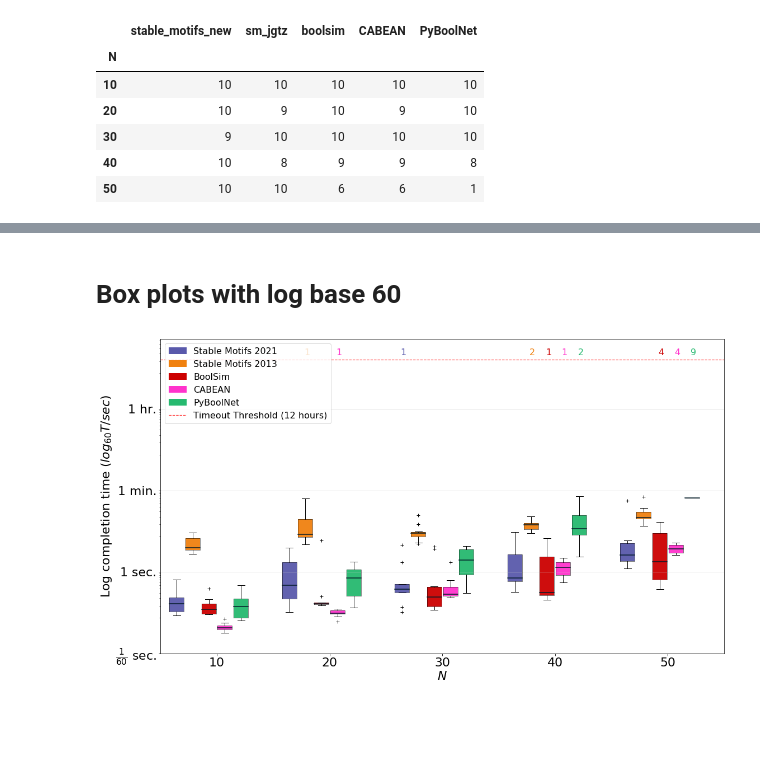
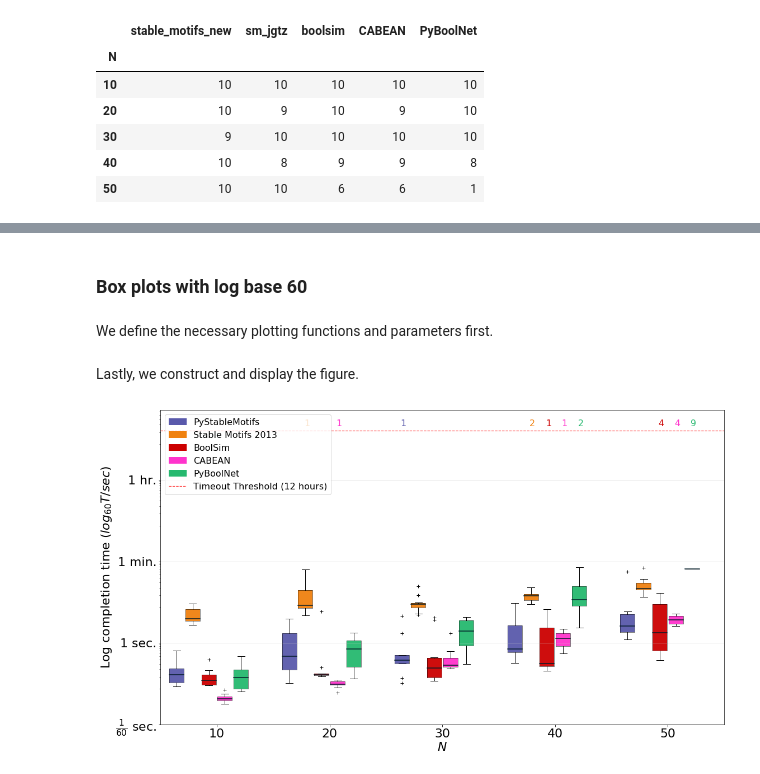
Before and after one commit to deriteidavid/pystablemotifs_benchmarks, a Jupyter notebook: Benchmark_RBN_statistics_plotter.ipynb, the cells around one changed output, grey strips where cells are left out. Drawn from its saved outputs; the diff is of its cells as text; code cells hidden in the pictures; blank space fills up the shorter version.

```diff
--- a/Benchmark_RBN_statistics_plotter.ipynb
+++ b/Benchmark_RBN_statistics_plotter.ipynb
@@ -16,7 +16,6 @@ or from the matplotlib source distribution
 # %%
-# prepare labels and colors
 methods=['stable_motifs_new','sm_jgtz', 'boolsim','CABEAN', 'PyBoolNet']
 colors=['#5959AB','#F0810F','#cc0000','#ff33cc','#26B96F']
-labels=['Stable Motifs 2021', 'Stable Motifs 2013','BoolSim', 'CABEAN', 'PyBoolNet']
+labels=['PyStableMotifs', 'Stable Motifs 2013','BoolSim', 'CABEAN', 'PyBoolNet']
 color_dict=dict(zip(methods,colors))
 label_dict=dict(zip(methods,labels))
@@ -23,6 +25,6 @@ label_dict=dict(zip(methods,labels))
 # %%
-# import and organize raw timing data and display completion counts
-df=pd.read_excel('timing_results_RBN.xlsx')
+input_file_name='timing_results_RBN.xlsx'
+df=pd.read_excel(input_file_name,engine='openpyxl')
 df['N']=df.apply(lambda row: int(row['model'].split('N_')[-1].split('_')[0]),axis=1)
 df=df[methods+['N']]
 df.groupby('N').agg('count')[methods]
@@ -65,2 +50,7 @@ N_data
+# %%
+def log60(x): return np.log(x)/np.log(60)
+logN_data={}
+for N in N_range:
+    logN_data[N]=[np.log10(x.astype(float))/np.log10(60) for x in N_data[N]]
 # %% [markdown]
-# Box plots with log base 60
+### Box plots with log base 60
@@ -69,0 +57,2 @@ def log60(x): return np.log(x)/np.log(60)
+# %% [markdown]
+We define the necessary plotting functions and parameters first.
@@ -70,76 +103,58 @@ def log60(x): return np.log(x)/np.log(60)
+# %% [markdown]
+Lastly, we construct and display the figure.
 # %%
-fsa=16
-ymax = log60(12*3600)+0.25
 # initialize plots
 fig, ax1 = plt.subplots(figsize=(16, 12),facecolor='white')
 fig.subplots_adjust(left=0.075, right=0.95, top=0.9, bottom=0.25)
 
-# prepare box plots
-medianprops = dict(linestyle='-', linewidth=1.5, color='#011A27')
-boxprops = dict(linestyle='-', linewidth=0.5, color='black')
-
 # Add a horizontal grid to the plot, but make it very light in color
 # so we can use it for reading data values but not be distracting
-ax1.yaxis.grid(True, linestyle='-', which='major', color='lightgrey',
-               alpha=0.8)
+ax1.yaxis.grid(True, linestyle='-', which='major', color='lightgrey',alpha=0.8)
 
 # construct box plots (using the log-transformed data)
-pos_index=1
 for N in N_range:
-    bp = ax1.boxplot([np.log10(N_data[N][i].astype(float))/np.log10(60) for i in range(len(N_data[N]))],
-                     notch=0, sym='+', vert=1, whis=1.5,positions=range(pos_index,len(methods)+pos_index),
-                     widths = 0.9,medianprops=medianprops, boxprops=boxprops)
+    bp = ax1.boxplot(logN_data[N], notch=0, sym='+', vert=1, whis=1.5,positions=positions[N],
+                     widths=boxwidths,medianprops=medianprops, boxprops=boxprops)
 
-    for i in range(len(methods)):
+    for i in range(N_methods):
         box = bp['boxes'][i]
         box_x = []
         box_y = []
-        for j in range(5):
+        for j in range(N_methods):
             box_x.append(box.get_xdata()[j])
             box_y.append(box.get_ydata()[j])
         box_coords = np.column_stack([box_x, box_y])
         ax1.add_patch(Polygon(box_coords, facecolor=color_dict[methods[i]],alpha=0.95))
         #adding the completion counts
-        not_completed=10-len(N_data[N][i])
+        not_completed=N_networks_per_size-len(N_data[N][i])
         if not_completed!=0:
             ax1.annotate(not_completed,xy=(np.mean(box_x),ymax-0.2), color=color_dict[methods[i]],size=fsa)
-    pos_index+=len(methods)+2
 
 # display plots
 plt.setp(bp['boxes'], color='black')
 plt.setp(bp['whiskers'], color='black')
 plt.setp(bp['fliers'], color='black', marker='+')
 
 # horizontal line to show the timeout cutoff
-hline3=plt.hlines(np.log10(12*3600)/np.log10(60),0, (len(methods)+2)*len(N_range),
-                  colors='red', linestyles='--', label='Timeout Threshold (12 hours)', alpha=0.8, linewidth=1.2)
+hline3=plt.hlines(log_cutoff_time,0, xmax, colors='red', linestyles='--',
+                  label=timeoutlab, alpha=0.8, linewidth=1.2)
 
 # prepare legend, ticks, and axis labels
 legend_elements = [Patch(facecolor=color_dict[i], label=label_dict[i]) for i in methods]
 legend_elements+=[hline3]
-x = [i for i in range(-1,3)]
 
-ytick_pos = [-1,0,1,2]
+# set up axis ticks
 ax1.set_yticks(ytick_pos)
-ax1.set_yticklabels([r'$\frac{1}{60}$ sec.','1 sec.','1 min.','1 hr.'],rotation=0)
-mticks=[]
-minor_interval=5
-for k in ytick_pos:
-    mticks+=[log60(60**k+i*60**k) for i in range(minor_interval,60,minor_interval)]
+ax1.set_yticklabels(yticklab,rotation=0)
 minors=ax1.set_yticks(mticks,minor=True)
 
-
-
-
 # display legend and labels
-plt.legend(handles=legend_elements,fontsize=16, loc='upper left')
-plt.xlim([0,(len(methods)+2)*len(N_range)])
+plt.legend(handles=legend_elements,fontsize=fsa, loc='upper left')
+plt.xlim(xlims)
 plt.ylim(ymax=ymax)
-plt.xticks(np.linspace(len(methods)+2,(len(methods)+2)*len(N_range),
-                       len(N_range))-((len(methods)+2)/2.),
-                       N_range, fontsize=22)
-plt.yticks(fontsize=22)
-xlab=plt.xlabel(r'$N$',fontsize=22)
-ylab=plt.ylabel(r'Log completion time ($log_{60} T/sec )$',fontsize=22)
+plt.xticks(xticks, N_range, fontsize=fs)
+plt.yticks(fontsize=fs)
+xlab=plt.xlabel(xlab,fontsize=fs)
+ylab=plt.ylabel(ylab,fontsize=fs)
 # %% [output]
-[figure, old version]
+[figure, new version]
```
Also changed, not shown: parts of 11 cells of this notebook, 1 other file.
